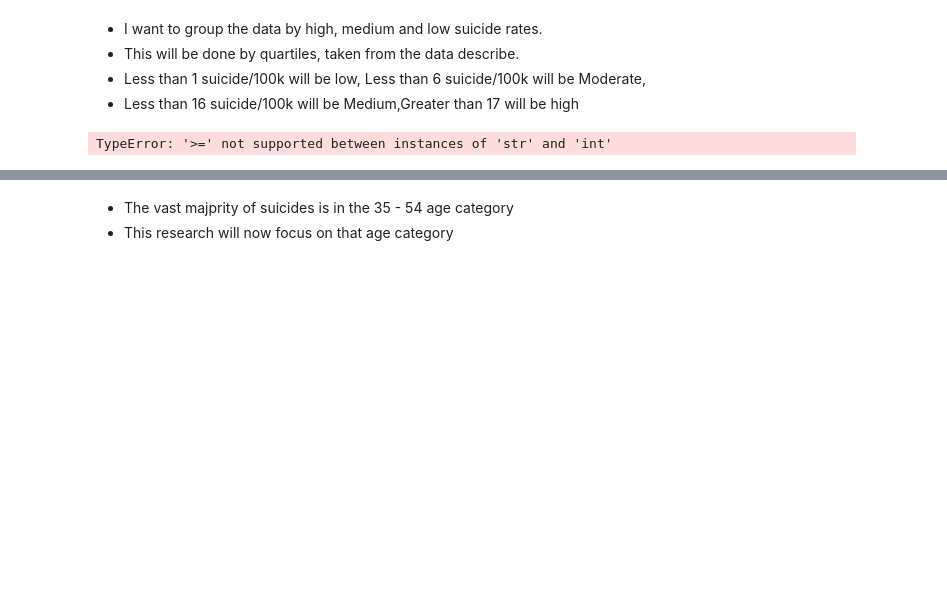
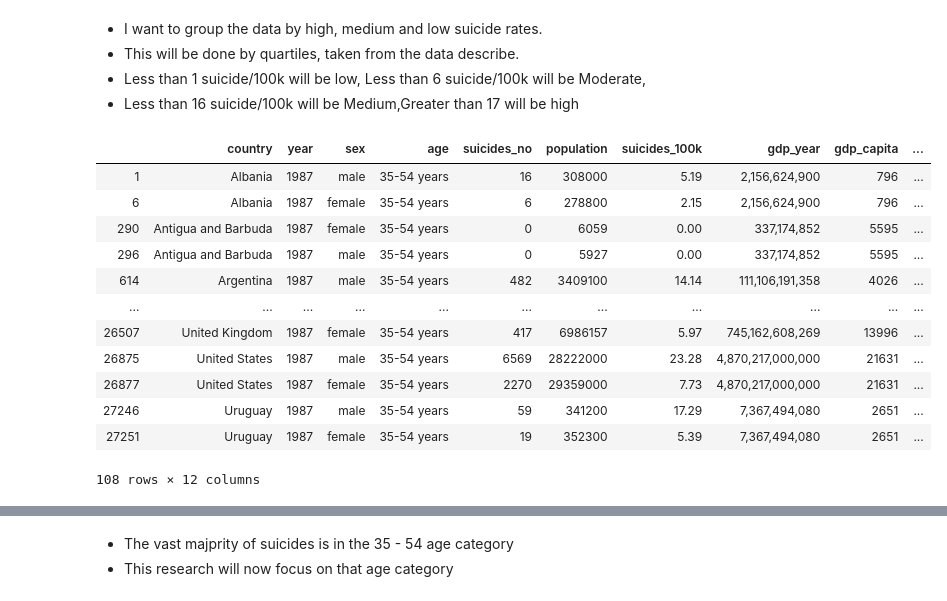
Before and after one commit to pocathain08/Fundamentals_of-Data_Analysis, a Jupyter notebook: FDA_Assessment_2019.ipynb, the cells around one changed output, grey strips where cells are left out. Cells and saved outputs as stored; diff of their text form; code cells hidden in the pictures; blank space fills up the shorter version.

Commit message:
Added Suicide Rate Col

```diff
--- a/FDA_Assessment_2019.ipynb
+++ b/FDA_Assessment_2019.ipynb
@@ -112,19 +112,32 @@ df.describe()
 - This will be done by quartiles, taken from the data describe.
 - Less than 1 suicide/100k will be low, Less than 6 suicide/100k will be Moderate,
 - Less than 16 suicide/100k will be Medium,Greater than 17 will be high
-# %%
-Values = []
-for i in range(len(df)):
-
-    if i in df[df.values >= 16]:
-       Value.append(High)
-    if i in df[df.values < 16]:
-       Value.append(Medium)
-    if i in df[df.values <= 10]:
-       Value.append(Low)
-df[Values] = Values
-# %% [output]
-TypeError: '>=' not supported between instances of 'str' and 'int'
+# %%
+bins = [0, 10, 15, 16,]
+names = ['Low', 'Medium', 'High', 'Very High',]
+
+d = dict(enumerate(names, 1))
+
+df['Suicide_Range'] = np.vectorize(d.get)(np.digitize(df['suicides_100k'], bins))
+
+
+df
+
+# Ref: https://stackoverflow.com/questions/49382207/how-to-map-numeric-data-into-categories-bins-in-pandas-dataframe
+# %% [output]
+|  | country | year | sex | age | suicides_no | population | suicides_100k | gdp_year | gdp_capita | ... |
+| 1 | Albania | 1987 | male | 35-54 years | 16 | 308000 | 5.19 | 2,156,624,900 | 796 | ... |
+| 6 | Albania | 1987 | female | 35-54 years | 6 | 278800 | 2.15 | 2,156,624,900 | 796 | ... |
+| 290 | Antigua and Barbuda | 1987 | female | 35-54 years | 0 | 6059 | 0.00 | 337,174,852 | 5595 | ... |
+| 296 | Antigua and Barbuda | 1987 | male | 35-54 years | 0 | 5927 | 0.00 | 337,174,852 | 5595 | ... |
+| 614 | Argentina | 1987 | male | 35-54 years | 482 | 3409100 | 14.14 | 111,106,191,358 | 4026 | ... |
+| ... | ... | ... | ... | ... | ... | ... | ... | ... | ... | ... |
+| 26507 | United Kingdom | 1987 | female | 35-54 years | 417 | 6986157 | 5.97 | 745,162,608,269 | 13996 | ... |
+| 26875 | United States | 1987 | male | 35-54 years | 6569 | 28222000 | 23.28 | 4,870,217,000,000 | 21631 | ... |
+| 26877 | United States | 1987 | female | 35-54 years | 2270 | 29359000 | 7.73 | 4,870,217,000,000 | 21631 | ... |
+| 27246 | Uruguay | 1987 | male | 35-54 years | 59 | 341200 | 17.29 | 7,367,494,080 | 2651 | ... |
+| 27251 | Uruguay | 1987 | female | 35-54 years | 19 | 352300 | 5.39 | 7,367,494,080 | 2651 | ... |
+108 rows × 12 columns
 # %%
 # Check what year had the highest number of suicides
 suicides_year = []
```
Also changed, not shown: parts of 10 cells of this notebook.
